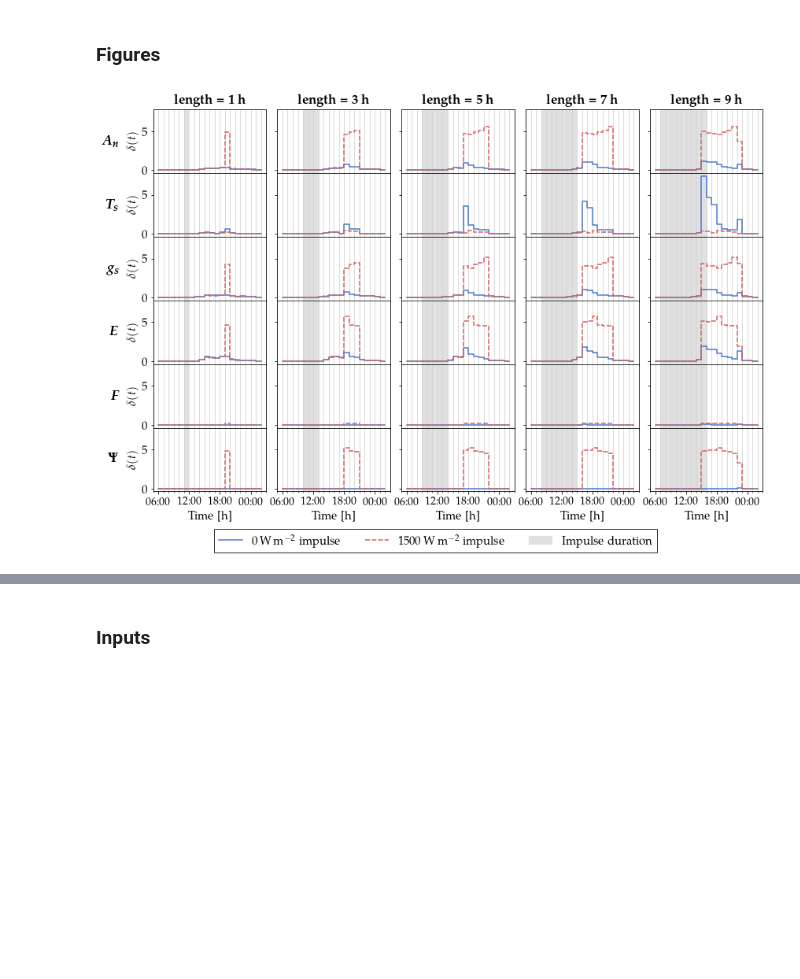
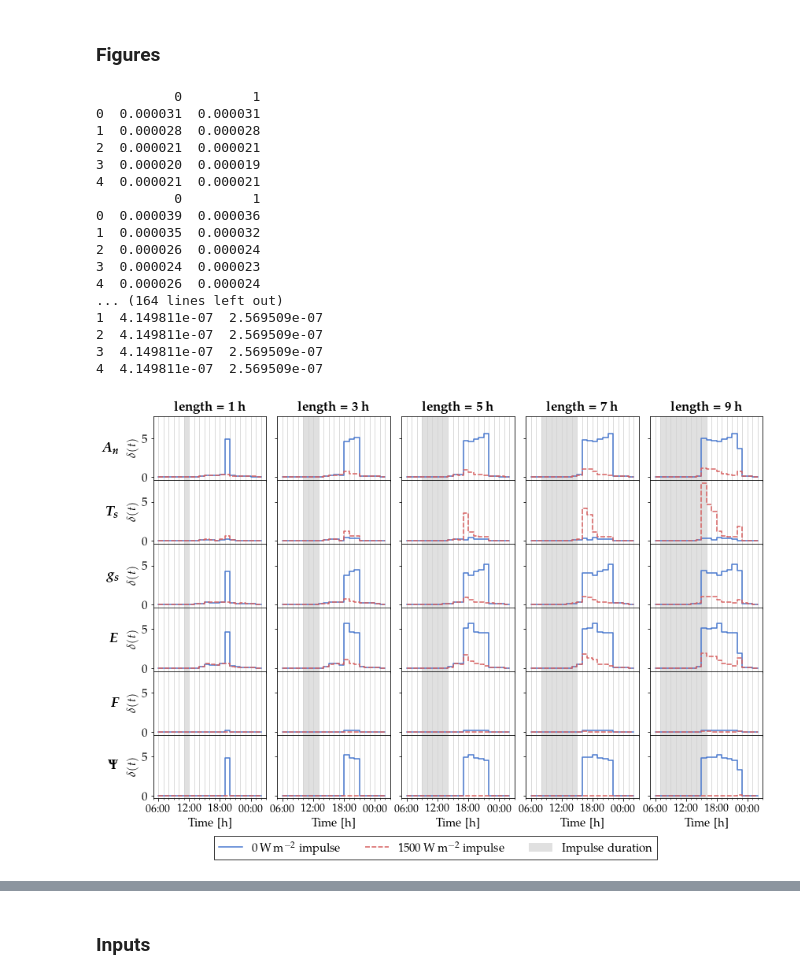
Before and after one commit to mcndt/thesis-plant-reservoir-computing, a Jupyter notebook: notebooks/impulse_experiments/Impulse_Figures_HydroShoot.ipynb, the cells around one changed output, grey strips where cells are left out. Saved outputs shown, nothing was run; the diff lists cells and outputs as text; code cells hidden in the pictures; blank space fills up the shorter version.

```diff
--- a/notebooks/impulse_experiments/Impulse_Figures_HydroShoot.ipynb
+++ b/notebooks/impulse_experiments/Impulse_Figures_HydroShoot.ipynb
@@ -131,7 +131,8 @@ with plt.style.context('seaborn-muted'):
       # get data
       pulse_lo = get_data(baseline, template(width, 0), state)
       pulse_hi = get_data(baseline, template(width, 1500), state)
-      df = pd.DataFrame(pulse_lo, pulse_hi).reset_index()
+      div = np.array([pulse_lo, pulse_hi])
+      df = pd.DataFrame(div.T)
       df.columns = [
         r'\SI{0}{\watt\per\square\meter} impulse',
         r'\SI{1500}{\watt\per\square\meter} impulse'
@@ -148,31 +149,48 @@ with plt.style.context('seaborn-muted'):
       xticks = np.arange(START, STOP, 1)
       ax.set_xticks(xticks)
       xticklabels = generate_xticklabels(xticks)
       xticklabels = [label if not (i) % 6 else '' for i, label in enumerate(xticklabels)]
       ax.set_xticklabels(xticklabels, fontsize=14)
 
       # gridlines and tick size
       ax.xaxis.set_major_locator(MultipleLocator(6))
       ax.xaxis.set_minor_locator(MultipleLocator(1))
       ax.grid(axis='x', linestyle='solid', color='lightgrey', which='both')
 
       # labeling
       ax.set_xlabel(r'Time [\unit{\hour}]')
       ax.set_ylabel(r'$\delta(t)$')
       if col == 0:
         ax.annotate(symbols_bold[state], (-0.31, 0.5), xycoords='axes fraction', va='center', ha='right', fontsize=18)
       if row == 0:
         ax.annotate(f'\\textbf{{length = {width} h}}', (0.5, 1.1), xycoords='axes fraction', ha='center', fontsize=17)
 
       # cleanup
       ax.get_legend().remove()
       if ax is axs[0][0]:
         fig.legend(loc='lower center', fancybox=False, shadow=False, ncol=5,
                     frameon=True, edgecolor='black', bbox_to_anchor=(0.5, -0.05), fontsize=15)
 
 
   plt.tight_layout()
   plt.subplots_adjust(wspace=0.1, hspace=0)
   plt.savefig('impulse_reservoirs_hydroshoot.png', dpi=200, facecolor='white', bbox_inches='tight')
 # %% [output]
+          0         1
+0  0.000031  0.000031
+1  0.000028  0.000028
+2  0.000021  0.000021
+3  0.000020  0.000019
+4  0.000021  0.000021
+          0         1
+0  0.000039  0.000036
+1  0.000035  0.000032
+2  0.000026  0.000024
+3  0.000024  0.000023
+4  0.000026  0.000024
+... (164 lines left out)
+1  4.149811e-07  2.569509e-07
+2  4.149811e-07  2.569509e-07
+3  4.149811e-07  2.569509e-07
+4  4.149811e-07  2.569509e-07
-[figure, old version]
+[figure, new version]
```
Also changed, not shown: parts of 2 cells of this notebook, 5 other files.
